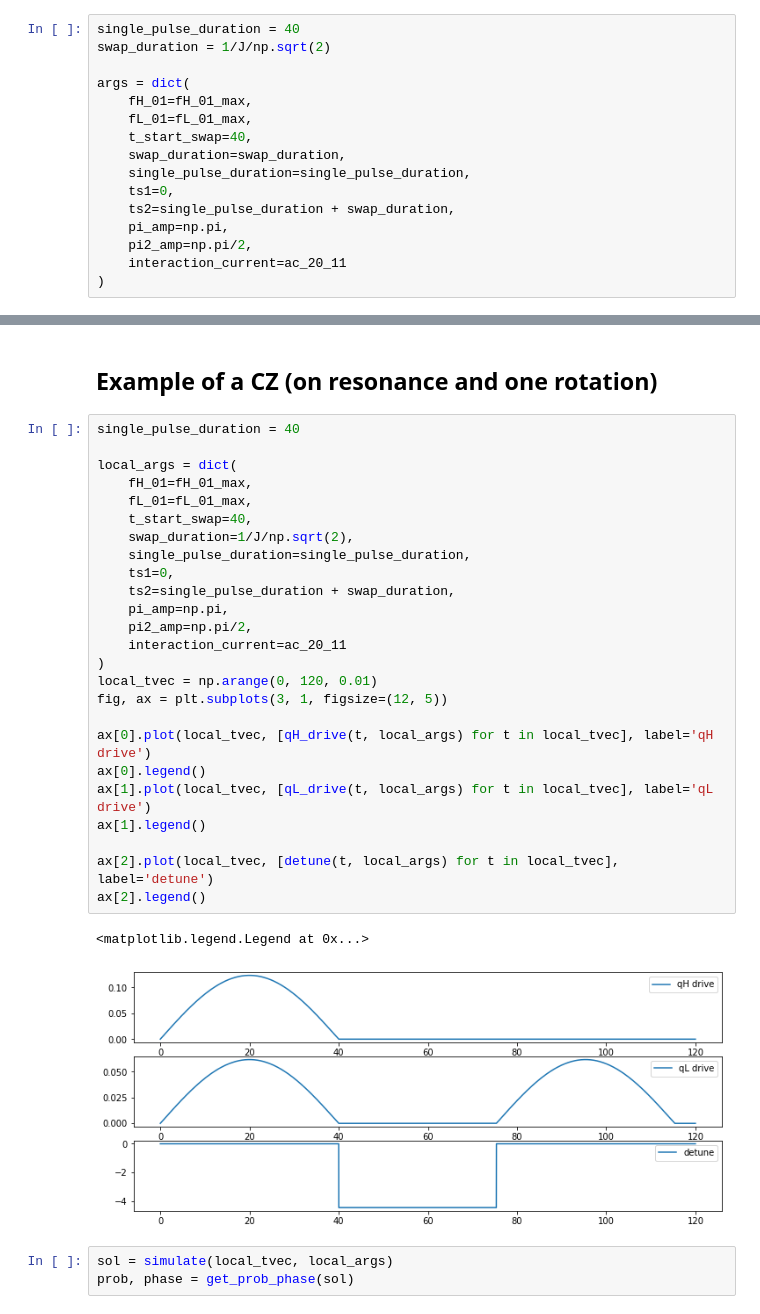
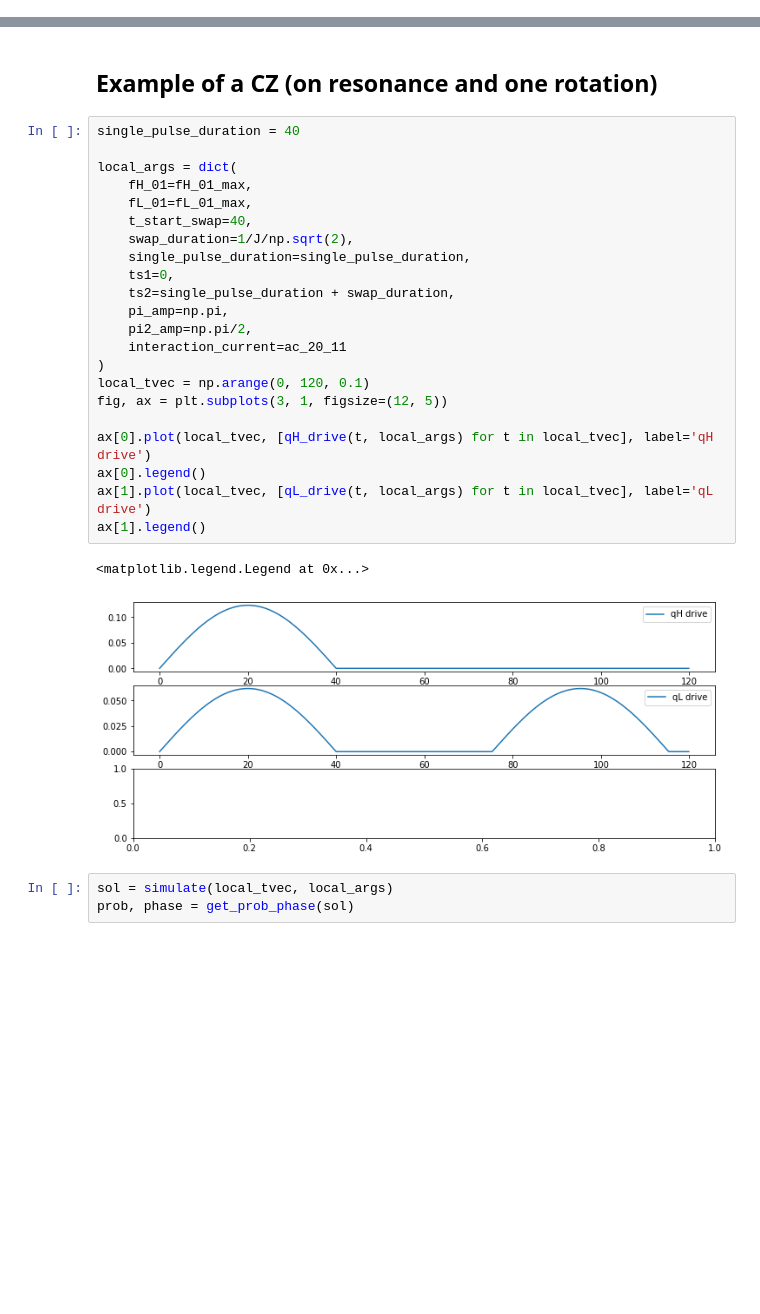
Before and after one commit to liorella/research, a Jupyter notebook: phys/CPHASE_interaction.ipynb, the cells around one changed output, grey strips where cells are left out. Saved outputs shown, nothing was run; the diff lists cells and outputs as text; blank space fills up the shorter version.

Commit message:
updated cphase interaction

```diff
--- a/phys/CPHASE_interaction.ipynb
+++ b/phys/CPHASE_interaction.ipynb
@@ -110,22 +110,6 @@ plt.ylim((fL_01_max + alphaL + 0.05, fL_01_max - alphaH + 0.1))
 [figure]
 # %% [markdown]
 ## Perform the experiment
-# %%
-single_pulse_duration = 40
-swap_duration = 1/J/np.sqrt(2)
-
-args = dict(
-    fH_01=fH_01_max,
-    fL_01=fL_01_max,
-    t_start_swap=40,
-    swap_duration=swap_duration,
-    single_pulse_duration=single_pulse_duration,
-    ts1=0,
-    ts2=single_pulse_duration + swap_duration,
-    pi_amp=np.pi,
-    pi2_amp=np.pi/2,
-    interaction_current=ac_20_11
-)
 # %%
 # time dependent functions
 def detune(t, args):
@@ -205,31 +201,28 @@ def get_prob_phase(sol: qp.solver.Result) -> Tuple[np.ndarray, np.ndarray]:
 # %%
 single_pulse_duration = 40
 
 local_args = dict(
     fH_01=fH_01_max,
     fL_01=fL_01_max,
     t_start_swap=40,
     swap_duration=1/J/np.sqrt(2),
     single_pulse_duration=single_pulse_duration,
     ts1=0,
     ts2=single_pulse_duration + swap_duration,
     pi_amp=np.pi,
     pi2_amp=np.pi/2,
     interaction_current=ac_20_11
 )
-local_tvec = np.arange(0, 120, 0.01)
+local_tvec = np.arange(0, 120, 0.1)
 fig, ax = plt.subplots(3, 1, figsize=(12, 5))
 
 ax[0].plot(local_tvec, [qH_drive(t, local_args) for t in local_tvec], label='qH drive')
 ax[0].legend()
 ax[1].plot(local_tvec, [qL_drive(t, local_args) for t in local_tvec], label='qL drive')
 ax[1].legend()
-
-ax[2].plot(local_tvec, [detune(t, local_args) for t in local_tvec], label='detune')
-ax[2].legend()
 # %% [output]
 <matplotlib.legend.Legend at 0x...>
-[figure, old version]
+[figure, new version]
 # %%
 sol = simulate(local_tvec, local_args)
 prob, phase = get_prob_phase(sol)
```
Also changed, not shown: parts of 7 cells of this notebook.
